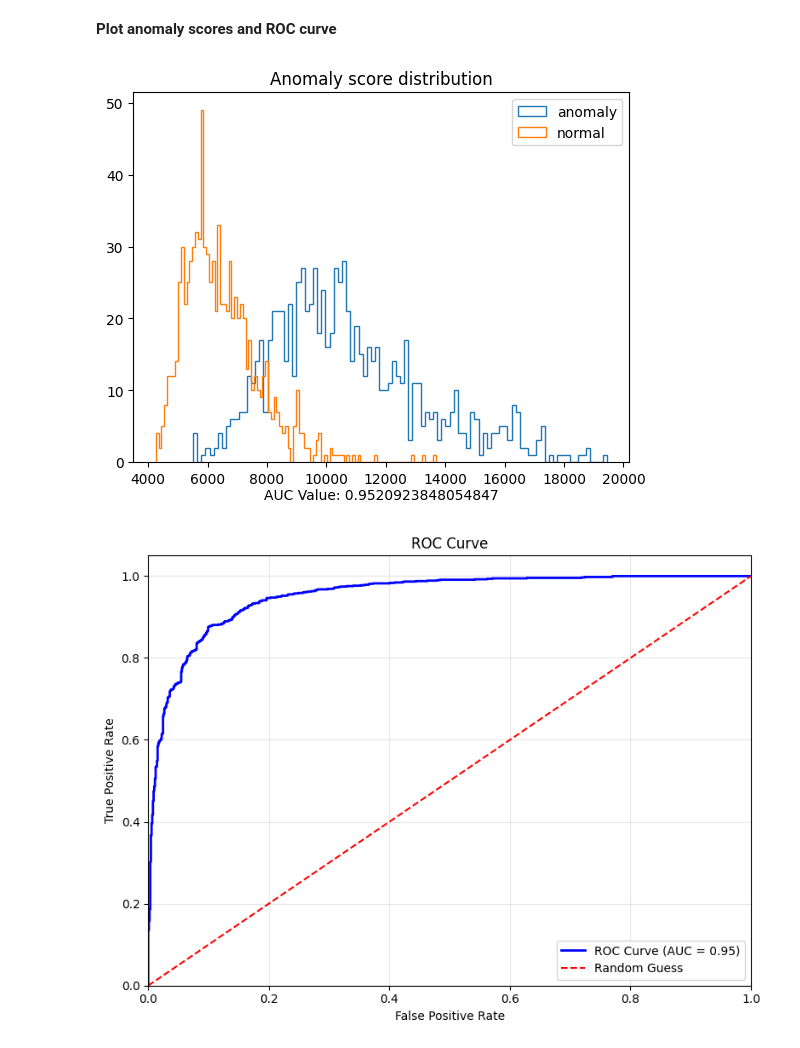
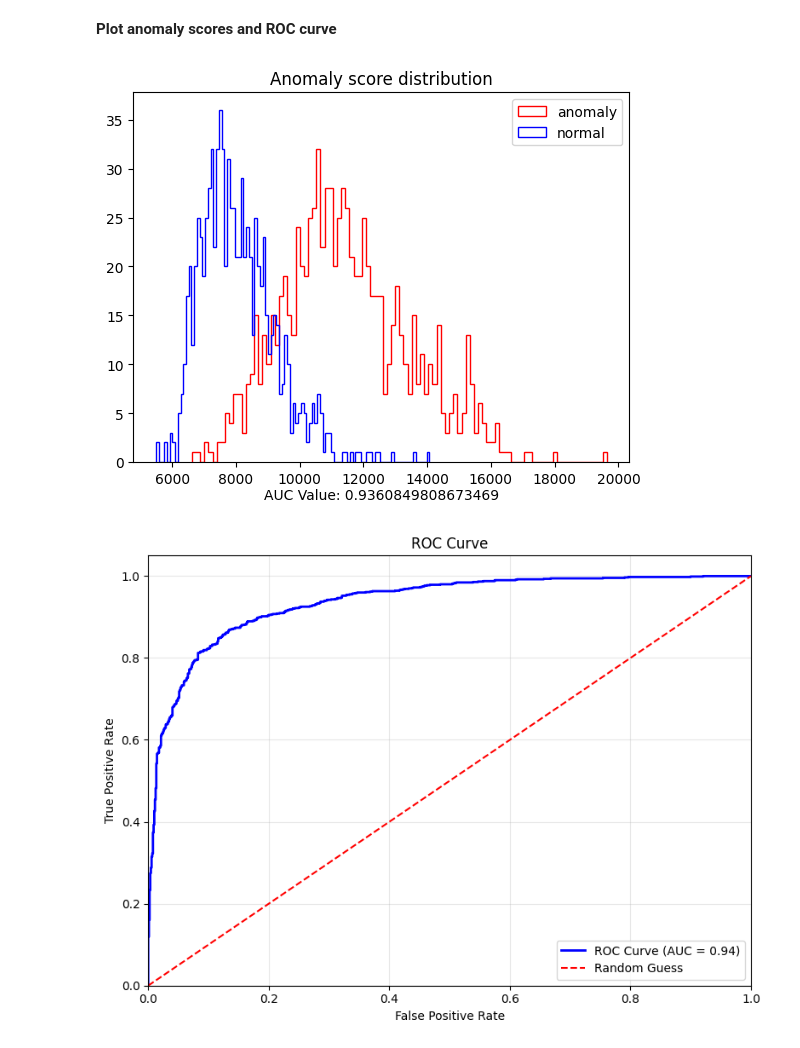
Before and after one commit to bsc-quantic/tn4ml, a Jupyter notebook: docs/source/examples/mnist_ad.ipynb, the cells around one changed output. Cells and saved outputs as stored; diff of their text form; code cells hidden in the pictures.

```diff
--- a/docs/source/examples/mnist_ad.ipynb
+++ b/docs/source/examples/mnist_ad.ipynb
@@ -127,13 +127,13 @@ def loss_combined(*args, **kwargs):
 # %%
 # define training parameters
 epochs = 100
-batch_size = 128
+batch_size = 512
 optimizer = optax.adam
 strategy = 'global'
 loss = loss_combined
 train_type = TrainingType.UNSUPERVISED
 embedding = TrigonometricEmbedding()
-learning_rate = 1e-4
+learning_rate = 1e-3
 earlystop = EarlyStopping(min_delta=0, patience=5, monitor='loss', mode='min')
 
 model.configure(optimizer=optimizer, strategy=strategy, loss=loss, train_type=train_type, learning_rate=learning_rate)
@@ -144,6 +144,5 @@ history = model.train(train_normal,
             embedding = embedding,
             normalize=True,
             earlystop=earlystop,
-            cache=True, # compiling loss function to use it multiple times
             dtype=jnp.float64)
 # %% [output]
@@ -182,17 +181,17 @@ fpr, tpr = get_roc_curve_data(normal_score, anomaly_score, anomaly_det=True)
 auc_value = auc(fpr, tpr)
 # %%
 plt.figure()
-plt.hist(anomaly_score, bins=100, histtype='step', label='anomaly')
-plt.hist(normal_score, bins=100, histtype='step', label='normal')
+plt.hist(anomaly_score, bins=100, histtype='step', label='anomaly', color='red')
+plt.hist(normal_score, bins=100, histtype='step', label='normal', color='blue')
 plt.title('Anomaly score distribution')
 plt.legend()
 plt.text(0.5, -0.1, f'AUC Value: {auc_value}', ha='center', transform=plt.gca().transAxes)
 plt.legend()
 plt.show()
 # %% [output]
-[figure, old version]
+[figure, new version]
 # %%
 # Plot ROC curve
 plot_ROC_curve_from_data(fpr, tpr)
 # %% [output]
-[figure, old version]
+[figure, new version]
```
Also changed, not shown: parts of 2 cells of this notebook, 6 other files.
